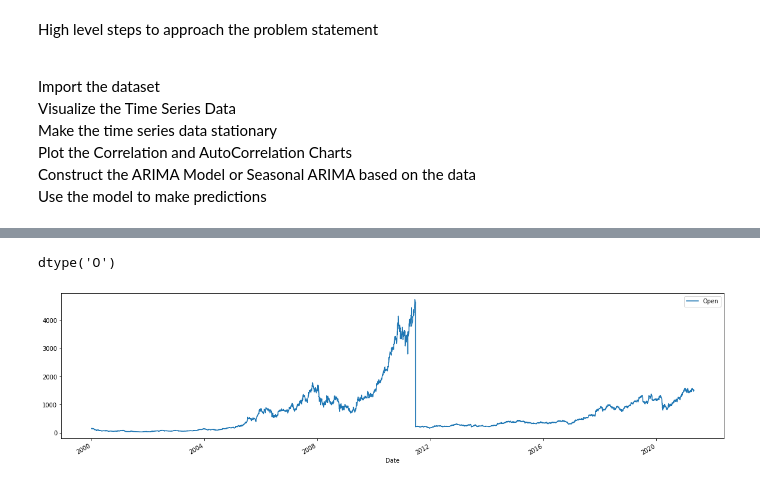
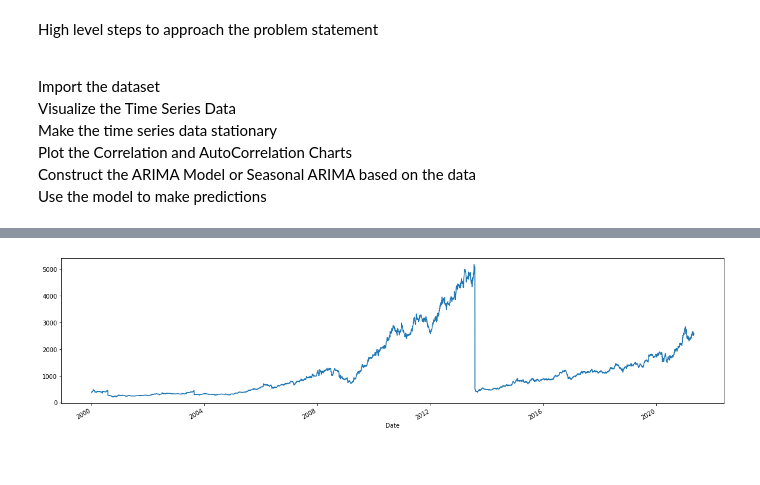
Before and after one commit to hargurjeet/MachineLearning, a Jupyter notebook: Nifty_50_Time_Series_Forecasting.ipynb, the cells around one changed output, grey strips where cells are left out. Saved outputs shown, nothing was run; the diff lists cells and outputs as text; code cells hidden in the pictures.

```diff
--- a/Nifty_50_Time_Series_Forecasting.ipynb
+++ b/Nifty_50_Time_Series_Forecasting.ipynb
@@ -39,6 +46,6 @@ Skipping, found downloaded files in "./nifty50-stock-market-data" (use force=Tru
 # %%
-file_path = '/content/nifty50-stock-market-data/TITAN.csv'
-df = pd.read_csv('/content/nifty50-stock-market-data/TITAN.csv')
+file_path = '/content/nifty50-stock-market-data/ASIANPAINT.csv'
+df = pd.read_csv(file_path)
 
 df.head()
 # %% [output]
@@ -51,9 +58,11 @@ df.head()
 # %%
 ## Visualize the time series
 
-titan_opening_price = df[['Date', 'Open']]
+titan_opening_price = df[['Date', 'VWAP']]
 
 titan_opening_price.set_index('Date', inplace=True)
 
+titan_opening_price.index = pd.to_datetime(titan_opening_price.index, format="%Y-%m-%d")
+
 titan_opening_price.head()
 # %% [output]
@@ -79,12 +76,6 @@ titan_opening_price.describe()
-# %%
-titan_opening_price.index.dtype
-# %% [output]
-dtype('O')
-# %%
-titan_opening_price.index = pd.to_datetime(titan_opening_price.index)
 # %%
 # visualize the data
 plt.rcParams['figure.figsize'] = (20, 5)
-titan_opening_price.plot() ;
+titan_opening_price.VWAP.plot() ;
 # %% [output]
-[figure, old version]
+[figure, new version]
```
Also changed, not shown: parts of 15 cells of this notebook.
